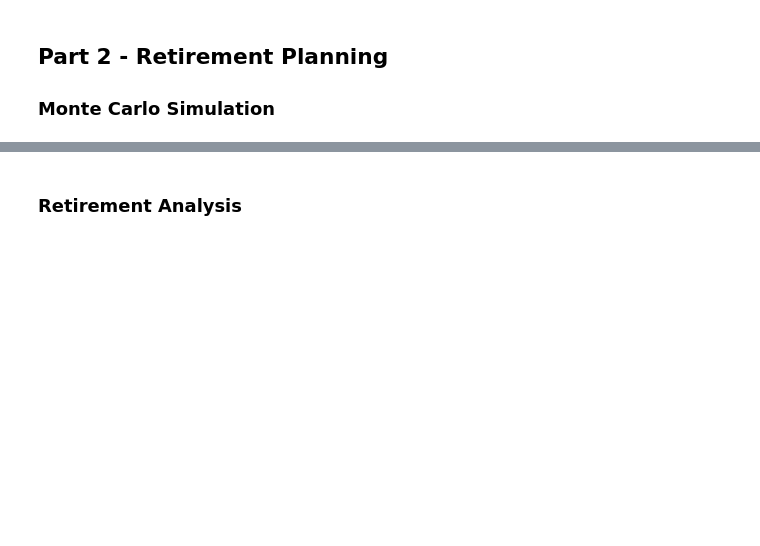
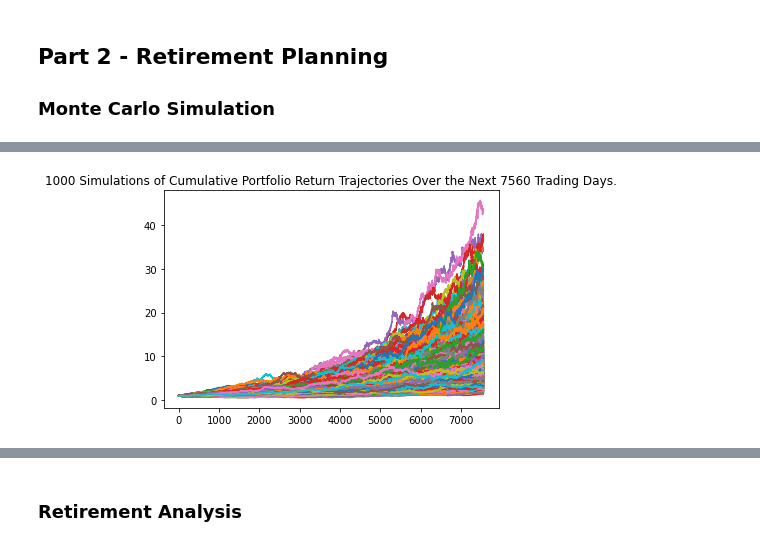
Before and after one commit to jyoung30/API-Financial-Planning, a Jupyter notebook: Starter_Code/financial-planner.ipynb, the cells around one changed output, grey strips where cells are left out. Drawn from its saved outputs; the diff is of its cells as text; code cells hidden in the pictures; blank space fills up the shorter version.

```diff
--- a/Starter_Code/financial-planner.ipynb
+++ b/Starter_Code/financial-planner.ipynb
@@ -160,4 +247,5 @@ df_stock_data.head()
 # %%
-# Printing the simulation input data
+# Plot simulation outcomes
 # YOUR CODE HERE!
+line_plot = retirement_data.plot_simulation()
 # %% [output]
@@ -170,0 +252 @@ df_stock_data.head()
+[figure, added]
```
Also changed, not shown: parts of 22 cells of this notebook.
